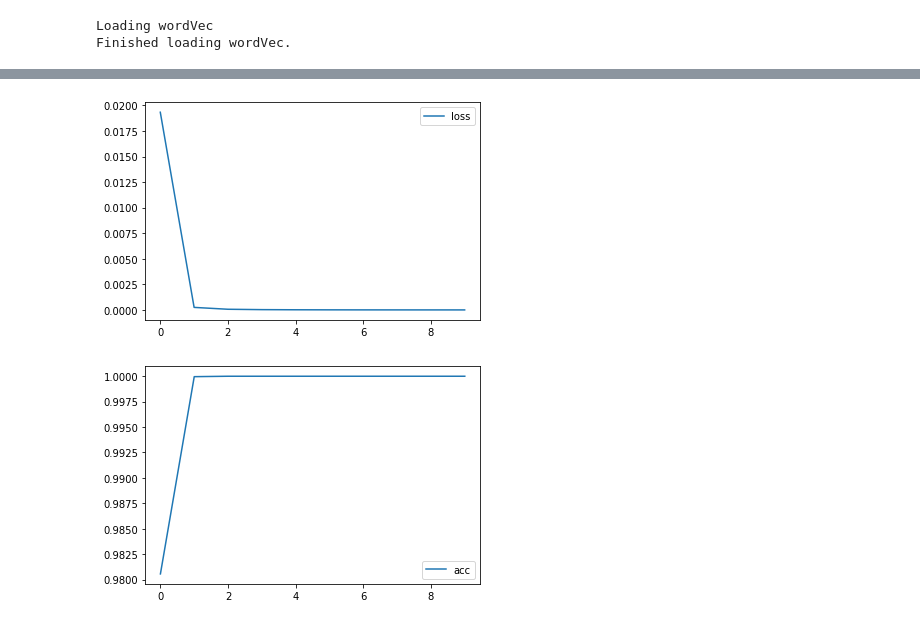
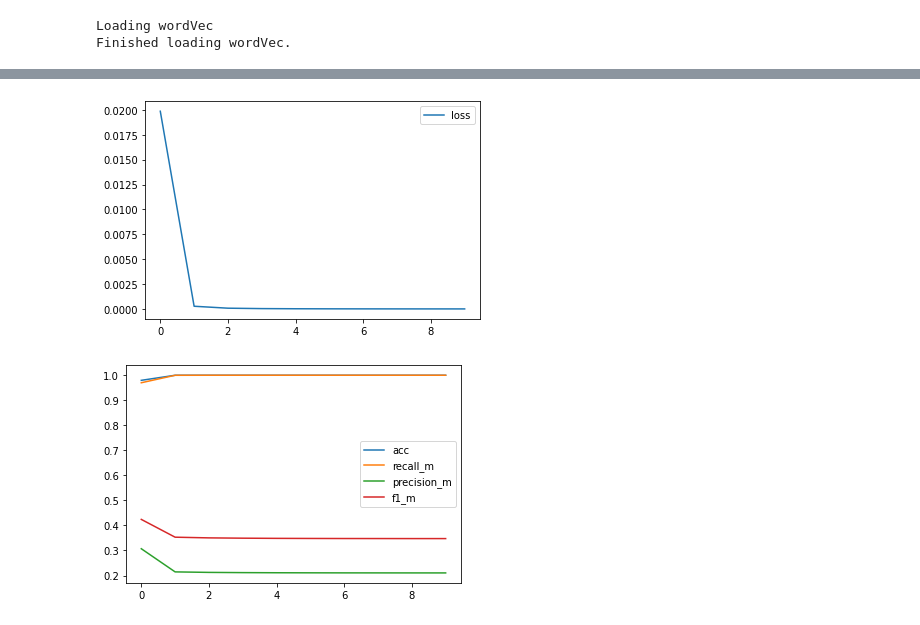
Before and after one commit to BaturinaAnna/NaturalLanguageProcessing, a Jupyter notebook: NamedEntityRecognition/NER_seq2seq.ipynb, the cells around one changed output, grey strips where cells are left out. Cells and saved outputs as stored; diff of their text form; code cells hidden in the pictures.

Commit message:
change metrics in NER

```diff
--- a/NamedEntityRecognition/NER_seq2seq.ipynb
+++ b/NamedEntityRecognition/NER_seq2seq.ipynb
@@ -144,8 +144,25 @@ def acc(y_train, pred):
     correctCount = K.sum(mask * correct)
     totalCount = K.sum(mask)
     return correctCount / totalCount
+
+def recall_m(y_true, y_pred):
+    true_positives = K.sum(K.round(K.clip(y_true * y_pred, 0, 1)))
+    possible_positives = K.sum(K.round(K.clip(y_true, 0, 1)))
+    recall = true_positives / (possible_positives + K.epsilon())
+    return recall
+
+def precision_m(y_true, y_pred):
+    true_positives = K.sum(K.round(K.clip(y_true * y_pred, 0, 1)))
+    predicted_positives = K.sum(K.round(K.clip(y_pred, 0, 1)))
+    precision = true_positives / (predicted_positives + K.epsilon())
+    return precision
+
+def f1_m(y_true, y_pred):
+    precision = precision_m(y_true, y_pred)
+    recall = recall_m(y_true, y_pred)
+    return 2*((precision*recall)/(precision+recall+K.epsilon()))
 # %%
-model.compile(optimizer='adam', loss='categorical_crossentropy', metrics=[acc])
+model.compile(optimizer='adam', loss='categorical_crossentropy', metrics=[acc, recall_m, precision_m, f1_m])
 history = model.fit([words_seq_pad, tags_seq_pad],
                man_target_one_hot,
               batch_size=BATCHSIZE,
@@ -174,11 +191,14 @@ Epoch 10/10
 # %%
 plt.plot(history.history['loss'], label='loss')
 plt.legend()
 plt.show()
 
 plt.plot(history.history['acc'], label='acc')
+plt.plot(history.history['recall_m'], label='recall_m')
+plt.plot(history.history['precision_m'], label='precision_m')
+plt.plot(history.history['f1_m'], label='f1_m')
 plt.legend()
 plt.show()
 # %% [output]
-[figure, old version]
+[figure, new version]
-[figure, old version]
+[figure, new version]
```
Also changed, not shown: parts of 1 cell of this notebook, 2 other files.
